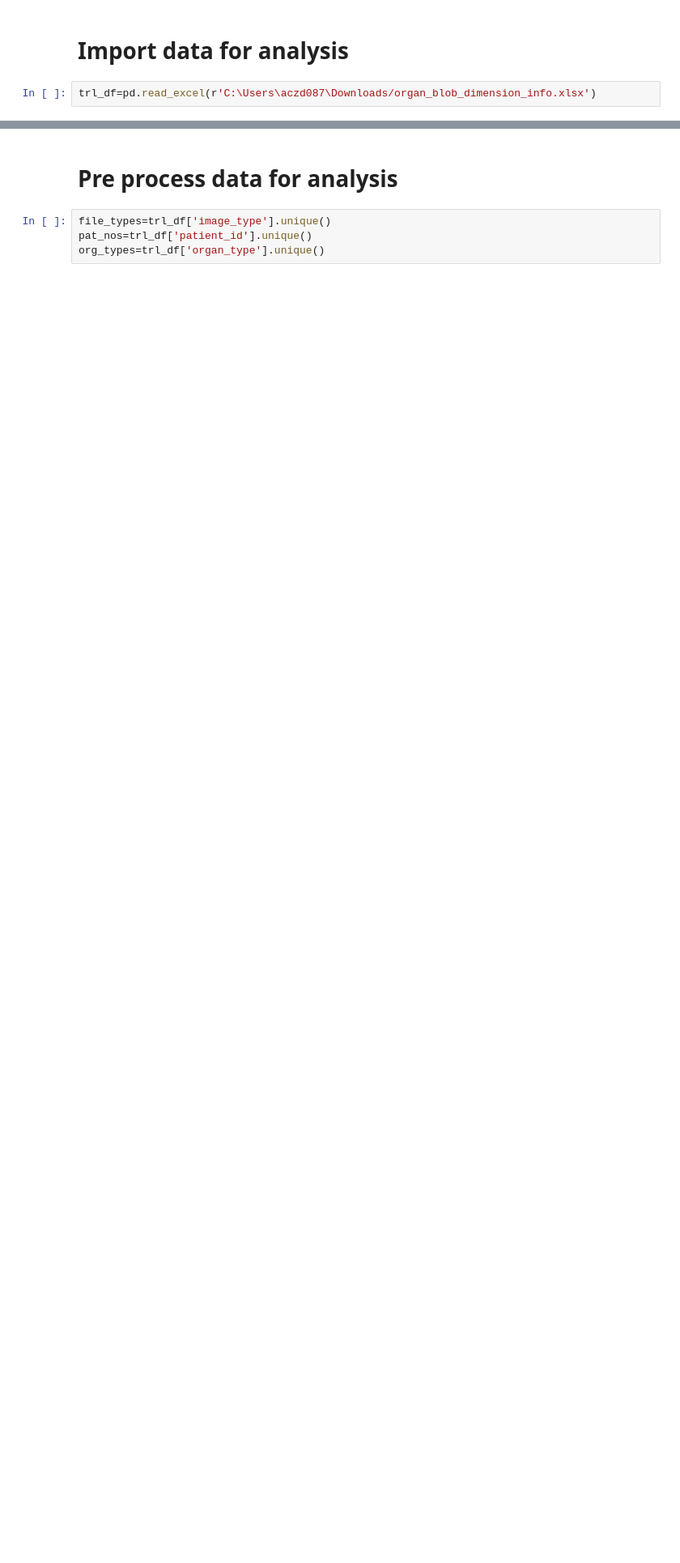
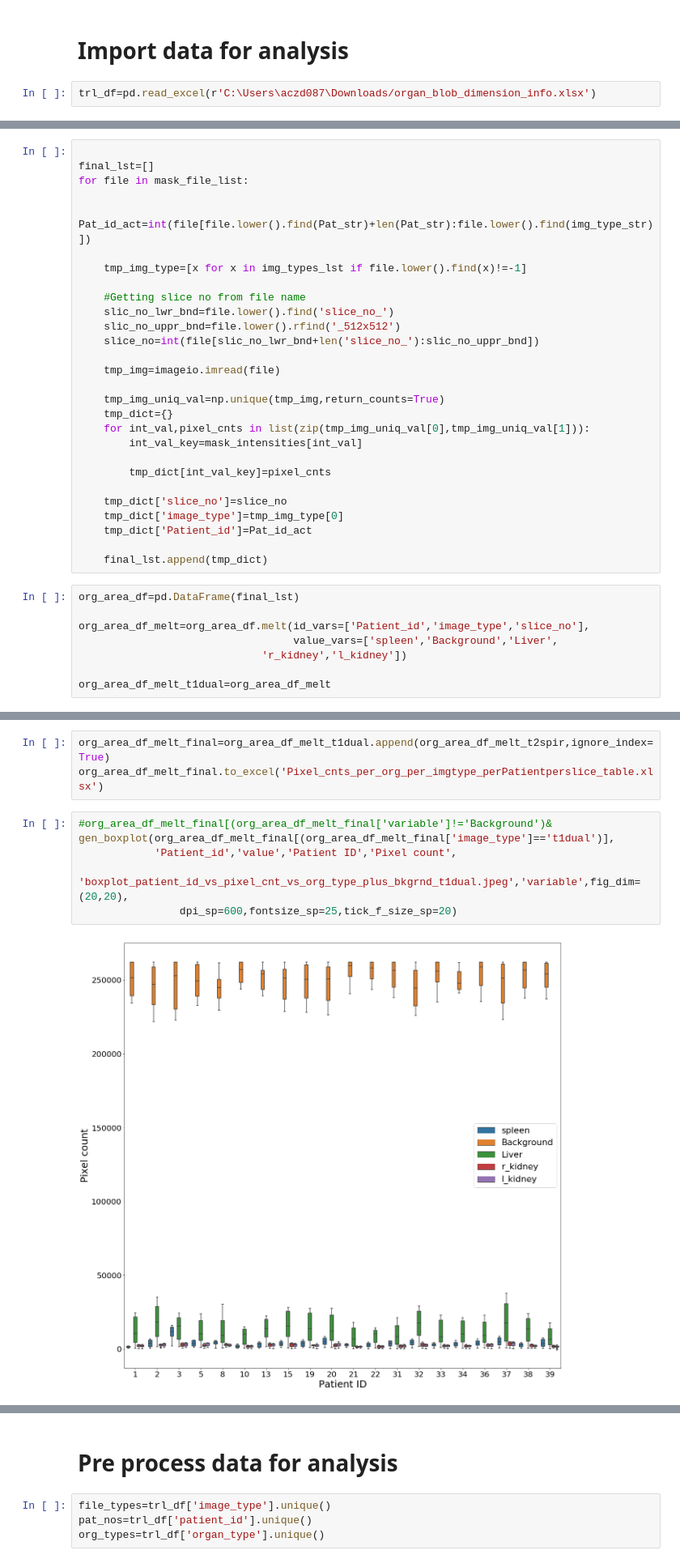
Before and after one commit to Larkinnjm1/Masters-thesis-EDA-scripts, a Jupyter notebook: jupyter notebook/EDA Organ size and intensity.ipynb, the cells around one changed output, grey strips where cells are left out. Shown at 81% size. Drawn from its saved outputs; the diff is of its cells as text; blank space fills up the shorter version.

```diff
--- a/jupyter notebook/EDA Organ size and intensity.ipynb
+++ b/jupyter notebook/EDA Organ size and intensity.ipynb
@@ -17,0 +33,36 @@ trl_df=pd.read_excel(r'C:\Users\aczd087\Downloads/organ_blob_dimension_info.xlsx
+# %%
+
+final_lst=[]
+for file in mask_file_list:
+
+    Pat_id_act=int(file[file.lower().find(Pat_str)+len(Pat_str):file.lower().find(img_type_str)])
+
+    tmp_img_type=[x for x in img_types_lst if file.lower().find(x)!=-1]
+
+    #Getting slice no from file name
+    slic_no_lwr_bnd=file.lower().find('slice_no_')
+    slic_no_uppr_bnd=file.lower().rfind('_512x512')
+    slice_no=int(file[slic_no_lwr_bnd+len('slice_no_'):slic_no_uppr_bnd])
+
+    tmp_img=imageio.imread(file)
+
+    tmp_img_uniq_val=np.unique(tmp_img,return_counts=True)
+    tmp_dict={}
+    for int_val,pixel_cnts in list(zip(tmp_img_uniq_val[0],tmp_img_uniq_val[1])):
+        int_val_key=mask_intensities[int_val]
+
+        tmp_dict[int_val_key]=pixel_cnts
+
+    tmp_dict['slice_no']=slice_no
+    tmp_dict['image_type']=tmp_img_type[0]
+    tmp_dict['Patient_id']=Pat_id_act
+
+    final_lst.append(tmp_dict)
+# %%
+org_area_df=pd.DataFrame(final_lst)
+
+org_area_df_melt=org_area_df.melt(id_vars=['Patient_id','image_type','slice_no'],
+                                  value_vars=['spleen','Background','Liver',
+                             'r_kidney','l_kidney'])
+
+org_area_df_melt_t1dual=org_area_df_melt
@@ -17,0 +82,11 @@ trl_df=pd.read_excel(r'C:\Users\aczd087\Downloads/organ_blob_dimension_info.xlsx
+# %%
+org_area_df_melt_final=org_area_df_melt_t1dual.append(org_area_df_melt_t2spir,ignore_index=True)
+org_area_df_melt_final.to_excel('Pixel_cnts_per_org_per_imgtype_perPatientperslice_table.xlsx')
+# %%
+#org_area_df_melt_final[(org_area_df_melt_final['variable']!='Background')&
+gen_boxplot(org_area_df_melt_final[(org_area_df_melt_final['image_type']=='t1dual')],
+            'Patient_id','value','Patient ID','Pixel count',
+            'boxplot_patient_id_vs_pixel_cnt_vs_org_type_plus_bkgrnd_t1dual.jpeg','variable',fig_dim=(20,20),
+                dpi_sp=600,fontsize_sp=25,tick_f_size_sp=20)
+# %% [output]
+[figure, added]
```
Also changed, not shown: parts of 44 cells of this notebook, 12 other files.
